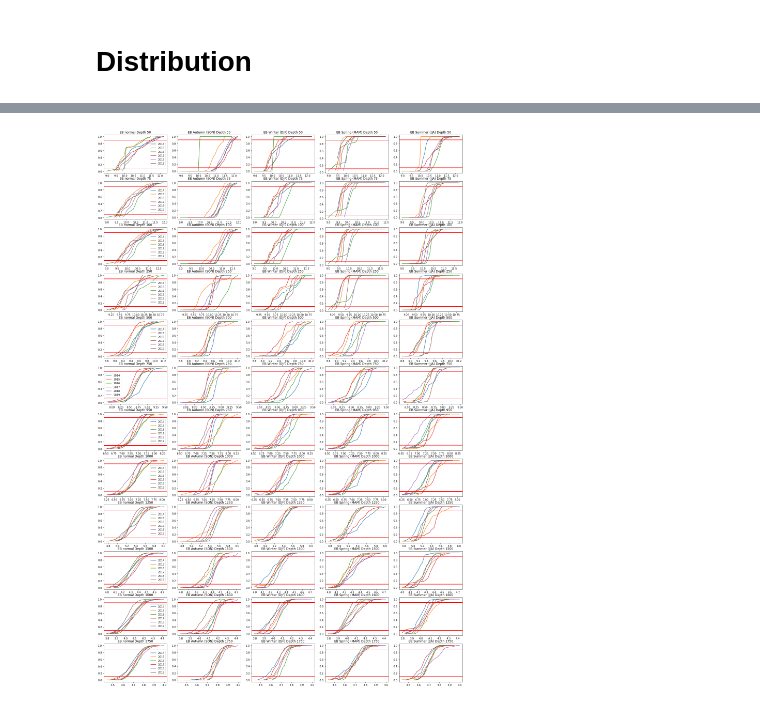
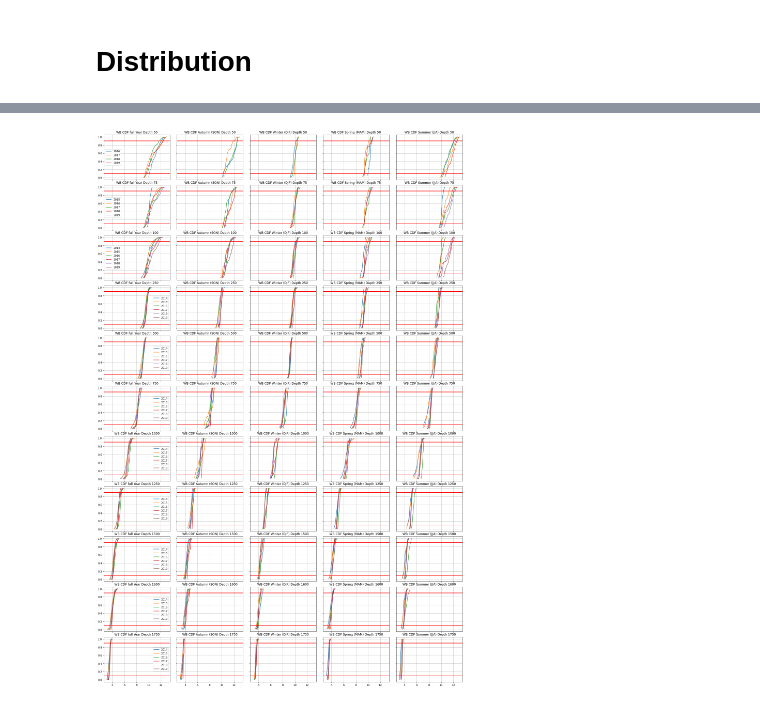
Before and after one commit to Marie-Louise-Korte/Rockall_Trough_MHW, a Jupyter notebook: RT_Stats.ipynb, the cells around one changed output, grey strips where cells are left out. Drawn from its saved outputs; the diff is of its cells as text; code cells hidden in the pictures.

```diff
--- a/RT_Stats.ipynb
+++ b/RT_Stats.ipynb
@@ -48,3 +49,9 @@ ds1D.TG_EAST_C.plot(x='TIME')
+# %%
+def plt_parameters(data, bins):
+    count, bins_count = np.histogram(data, bins=bins, range=[np.nanmin(data),np.nanmax(data)])
+    pdf = count / sum(count)
+    cdf = np.cumsum(pdf)
+    return bins_count, pdf, cdf
 # %% [markdown]
 # Distribution
 # %%
@@ -117,35 +95,42 @@ fig.savefig('figures/EB_stats_pdf+cdf', dpi = 300)
-# %%
-## experiment
-
-def plt_parameters(data):
-    count, bins_count = np.histogram(data, bins=30, range=[np.nanmin(EB),np.nanmax(EB)])
-    pdf = count / sum(count)
-    cdf = np.cumsum(pdf)
-    return bins_count, cdf
 # %%
-fig, ax = plt.subplots(len(depth_EB),5, figsize=(20,30))
+# WB
+data = ds1D.TG_WEST_C
+boundary = 'WB'
+depth = depth_WB
+
+fig, ax = plt.subplots(len(depth),5, figsize=(20,30), sharex=True, sharey=True)
 fig.tight_layout()
 m=0
-for n in depth_EB:
+for n in depth:
     for y in [2014,2015,2016,2017,2018,2019]:
         y2 = y+1
         b = 0
-        EB = np.array(ds1D.TG_EAST_C.sel(TIME=slice(f'{y}-09-01', f'{y2}-08-31')).sel(DEPTH=n, method='nearest'))
-        EB_aut = np.array(ds1D.TG_EAST_C.sel(TIME=slice(f'{y}-09-01', f'{y}-11-30')).sel(DEPTH=n, method='nearest'))
-        EB_wint = np.array(ds1D.TG_EAST_C.sel(TIME=slice(f'{y}-12-01', f'{y2}-02-28')).sel(DEPTH=n, method='nearest'))
-        EB_spr = np.array(ds1D.TG_EAST_C.sel(TIME=slice(f'{y2}-03-01', f'{y2}-05-31')).sel(DEPTH=n, method='nearest'))
-        EB_sum = np.array(ds1D.TG_EAST_C.sel(TIME=slice(f'{y2}-06-01', f'{y2}-08-31')).sel(DEPTH=n, method='nearest'))
-        for a, bla in zip(['normal', 'Autumn (SON)', 'Winter (DJF)', 'Spring (MAM)', 'Summer (JJA)'],[EB, EB_aut, EB_wint, EB_spr, EB_sum]):
+        year = np.array(data.sel(TIME=slice(f'{y}-09-01', f'{y2}-08-31')).sel(DEPTH=n, method='nearest'))
+        autumn = np.array(data.sel(TIME=slice(f'{y}-09-01', f'{y}-11-30')).sel(DEPTH=n, method='nearest'))
+        winter = np.array(data.sel(TIME=slice(f'{y}-12-01', f'{y2}-02-28')).sel(DEPTH=n, method='nearest'))
+        spring = np.array(data.sel(TIME=slice(f'{y2}-03-01', f'{y2}-05-31')).sel(DEPTH=n, method='nearest'))
+        summer = np.array(data.sel(TIME=slice(f'{y2}-06-01', f'{y2}-08-31')).sel(DEPTH=n, method='nearest'))
+        for t, bla in zip(['full Year', 'Autumn (SON)', 'Winter (DJF)', 'Spring (MAM)', 'Summer (JJA)'],[year, autumn, winter, spring, summer]):
             if any(~np.isnan(bla)):
-                bins_count, cdf = plt_parameters(bla)
-                plt.grid()
+                bins_count, pdf, cdf = plt_parameters(bla, 50)
+                #if t == ('full Year'):
+                #    ax[m,b].set_title(f'{boundary} PDF {t} Depth {n}')
+                #    ax[m,b].plot(bins_count[1:], pdf, label=f"{y}")
+                #    ax[m,b].set_ylim(0,0.2)
+                #    ax[0,b].set_ylim(0,0.7)
+                #    ax[m,b].set_xlim(3,13)
+                #    ax[m,b].grid(True)
+                #    b=b+1
                 ax[m,b].axhline(y = 0.1, color = 'r')
                 ax[m,b].axhline(y = 0.9, color = 'r')
-                ax[m,b].set_title(f'EB {a} Depth {n}')
+                ax[m,b].set_title(f'{boundary} CDF {t} Depth {n}')
                 ax[m,b].plot(bins_count[1:], cdf, label=f"{y}")
+                #ax[m,b].set_ylim(-0.05,1.05)
+                #ax[m,b].set_xlim(3,13)
+                ax[m,b].grid(True)
             b=b+1
     ax[m,0].legend()
     m=m+1;
-fig.savefig('figures/EB_stats_cdf', dpi = 300)
+#fig.savefig('figures/Stats/WB_stats_cdf', dpi = 300)
 # %% [output]
-[figure, old version]
+[figure, new version]
```
Also changed, not shown: parts of 6 cells of this notebook.
